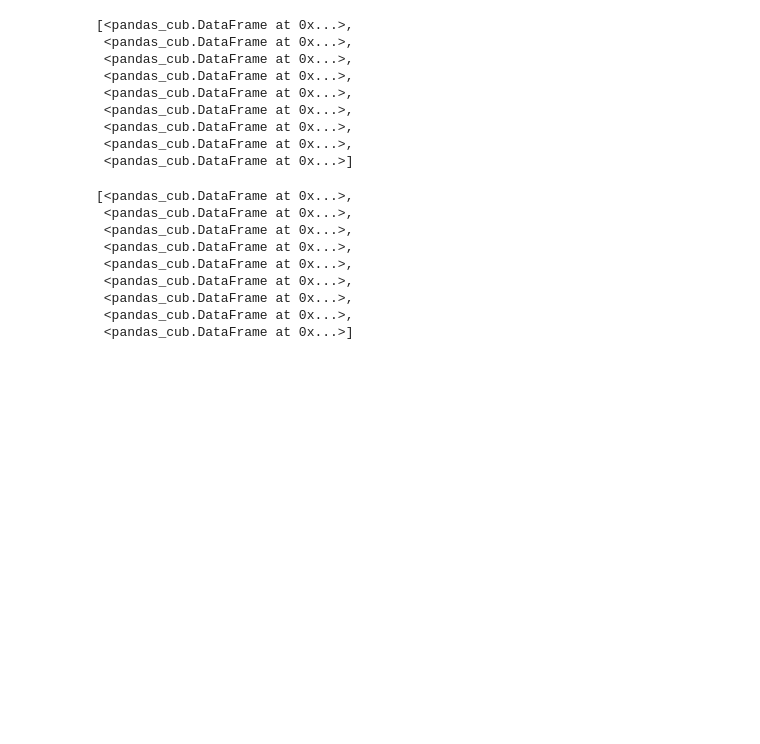
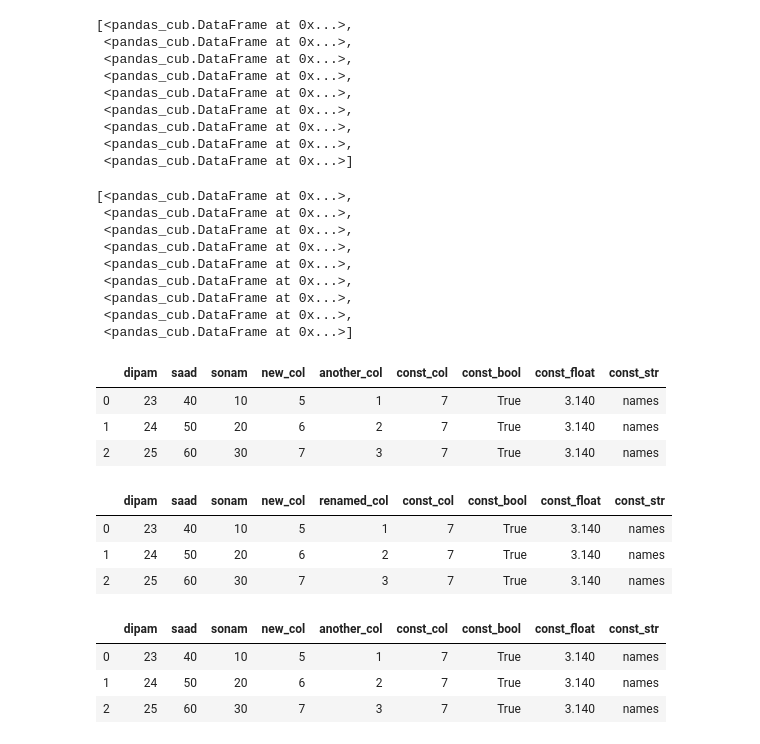
Before and after one commit to dipam7/pandas_cub, a Jupyter notebook: Test Notebook.ipynb, the cells around one changed output. Drawn from its saved outputs; the diff is of its cells as text; code cells hidden in the pictures; blank space fills up the shorter version.

Commit message:
complete step 29 -- rename cols

```diff
--- a/Test Notebook.ipynb
+++ b/Test Notebook.ipynb
@@ -366,3 +366,24 @@ df.value_counts()
  <pandas_cub.DataFrame at 0x...>,
  <pandas_cub.DataFrame at 0x...>,
  <pandas_cub.DataFrame at 0x...>]
+# %%
+df
+# %% [output]
+|  | dipam | saad | sonam | new_col | another_col | const_col | const_bool | const_float | const_str |
+| 0 | 23 | 40 | 10 | 5 | 1 | 7 | True | 3.140 | names |
+| 1 | 24 | 50 | 20 | 6 | 2 | 7 | True | 3.140 | names |
+| 2 | 25 | 60 | 30 | 7 | 3 | 7 | True | 3.140 | names |
+# %%
+df.rename({'another_col': 'renamed_col'})
+# %% [output]
+|  | dipam | saad | sonam | new_col | renamed_col | const_col | const_bool | const_float | const_str |
+| 0 | 23 | 40 | 10 | 5 | 1 | 7 | True | 3.140 | names |
+| 1 | 24 | 50 | 20 | 6 | 2 | 7 | True | 3.140 | names |
+| 2 | 25 | 60 | 30 | 7 | 3 | 7 | True | 3.140 | names |
+# %%
+df
+# %% [output]
+|  | dipam | saad | sonam | new_col | another_col | const_col | const_bool | const_float | const_str |
+| 0 | 23 | 40 | 10 | 5 | 1 | 7 | True | 3.140 | names |
+| 1 | 24 | 50 | 20 | 6 | 2 | 7 | True | 3.140 | names |
+| 2 | 25 | 60 | 30 | 7 | 3 | 7 | True | 3.140 | names |
```
Also changed, not shown: 1 other file.
